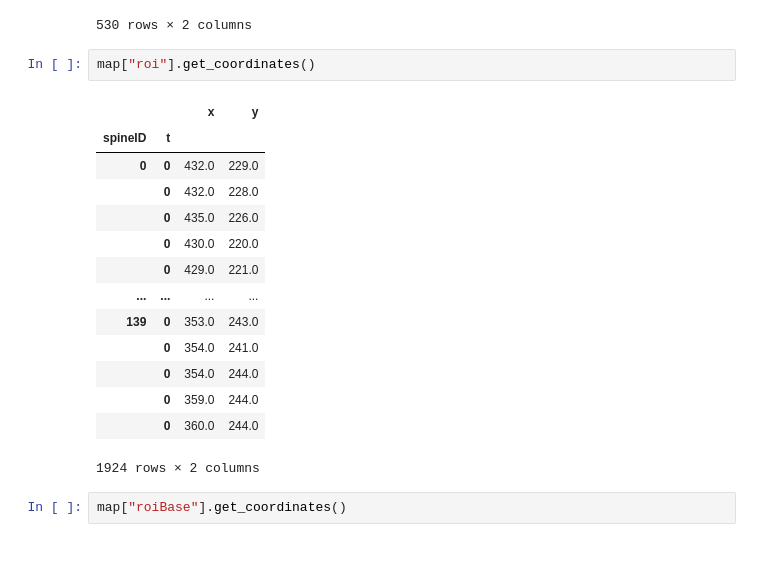
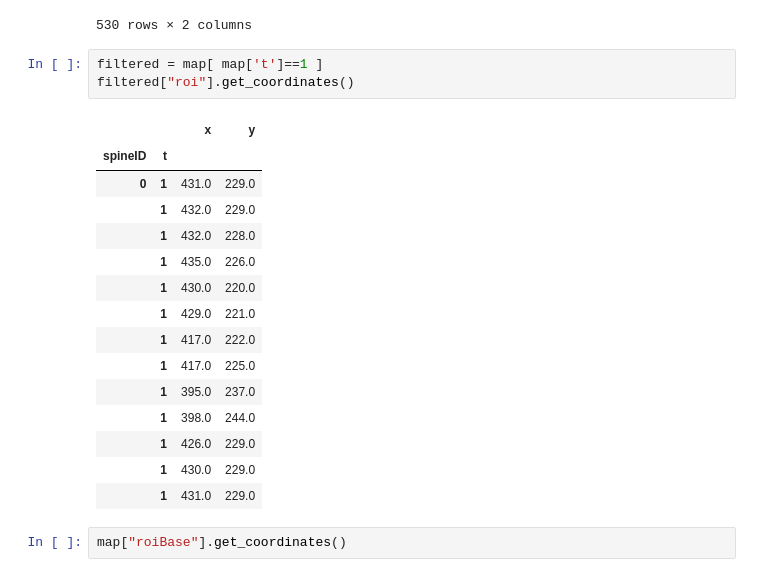
Before and after one commit to mapmanager/MapManagerCore, a Jupyter notebook: examples/example.ipynb, the cells around one changed output. Drawn from its saved outputs; the diff is of its cells as text.

```diff
--- a/examples/example.ipynb
+++ b/examples/example.ipynb
@@ -82,23 +139,25 @@ map.segments["segmentRight"].get_coordinates()
 | 4 | 249.000000 | 502.229670 |
 | 4 | 250.713907 | 506.514437 |
 530 rows × 2 columns
-# %%
-map["roi"].get_coordinates()
-# %% [output]
-|  |  | x | y |
-| spineID | t |  |  |
-| 0 | 0 | 432.0 | 229.0 |
-|  | 0 | 432.0 | 228.0 |
-|  | 0 | 435.0 | 226.0 |
-|  | 0 | 430.0 | 220.0 |
-|  | 0 | 429.0 | 221.0 |
-| ... | ... | ... | ... |
-| 139 | 0 | 353.0 | 243.0 |
-|  | 0 | 354.0 | 241.0 |
-|  | 0 | 354.0 | 244.0 |
-|  | 0 | 359.0 | 244.0 |
-|  | 0 | 360.0 | 244.0 |
-1924 rows × 2 columns
+# %%
+filtered = map[ map['t']==1 ]
+filtered["roi"].get_coordinates()
+# %% [output]
+|  |  | x | y |
+| spineID | t |  |  |
+| 0 | 1 | 431.0 | 229.0 |
+|  | 1 | 432.0 | 229.0 |
+|  | 1 | 432.0 | 228.0 |
+|  | 1 | 435.0 | 226.0 |
+|  | 1 | 430.0 | 220.0 |
+|  | 1 | 429.0 | 221.0 |
+|  | 1 | 417.0 | 222.0 |
+|  | 1 | 417.0 | 225.0 |
+|  | 1 | 395.0 | 237.0 |
+|  | 1 | 398.0 | 244.0 |
+|  | 1 | 426.0 | 229.0 |
+|  | 1 | 430.0 | 229.0 |
+|  | 1 | 431.0 | 229.0 |
 # %%
 map["roiBase"].get_coordinates()
 # %% [output]
```
Also changed, not shown: parts of 7 cells of this notebook, 1 other file.
